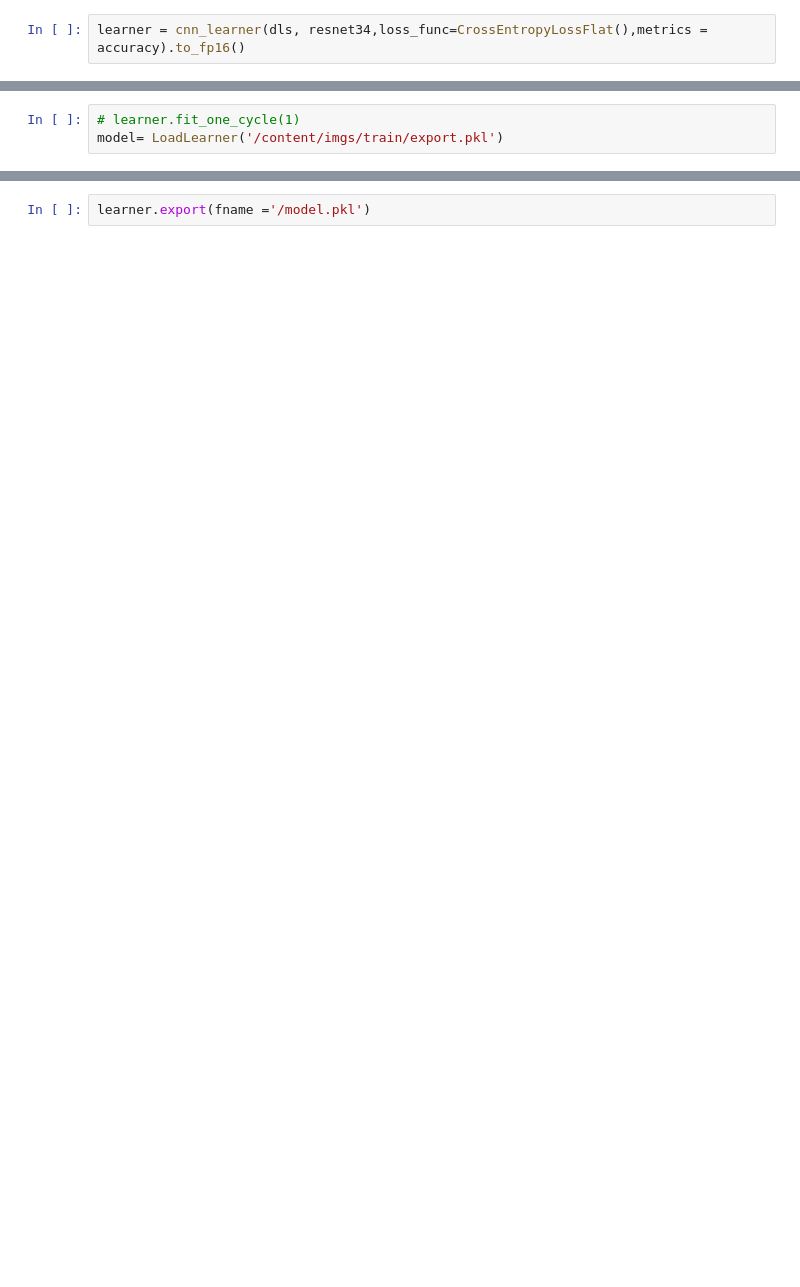
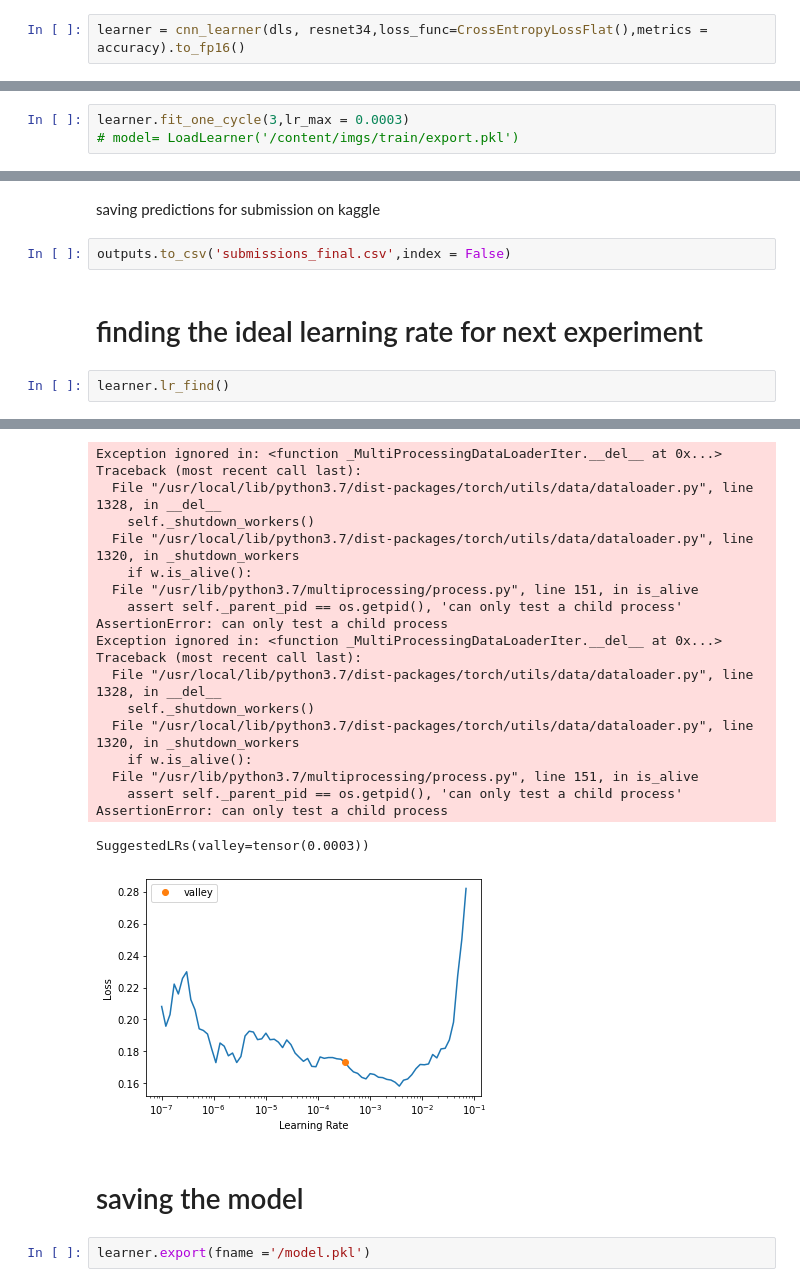
Before and after one commit to someshfengde/FastAI, a Jupyter notebook: projects_and_codes/kaggle_driver_attention.ipynb, the cells around one changed output, grey strips where cells are left out. Saved outputs shown, nothing was run; the diff lists cells and outputs as text; blank space fills up the shorter version.

```diff
--- a/projects_and_codes/kaggle_driver_attention.ipynb
+++ b/projects_and_codes/kaggle_driver_attention.ipynb
@@ -176,4 +120,4 @@ learner = cnn_learner(dls, resnet34,loss_func=CrossEntropyLossFlat(),metrics = a
 # %%
-# learner.fit_one_cycle(1)
-model= LoadLearner('/content/imgs/train/export.pkl')
+learner.fit_one_cycle(3,lr_max = 0.0003)
+# model= LoadLearner('/content/imgs/train/export.pkl')
 # %% [output]
@@ -180,0 +172,9 @@ NameError: ignored
+# %% [markdown]
+saving predictions for submission on kaggle
+# %%
+outputs.to_csv('submissions_final.csv',index = False)
+# %% [markdown]
+# finding the ideal learning rate for next experiment
+# %%
+learner.lr_find()
+# %% [output]
@@ -181,2 +182,24 @@ NameError: ignored
+Exception ignored in: <function _MultiProcessingDataLoaderIter.__del__ at 0x...>
+Traceback (most recent call last):
+  File "/usr/local/lib/python3.7/dist-packages/torch/utils/data/dataloader.py", line 1328, in __del__
+    self._shutdown_workers()
+  File "/usr/local/lib/python3.7/dist-packages/torch/utils/data/dataloader.py", line 1320, in _shutdown_workers
+    if w.is_alive():
+  File "/usr/lib/python3.7/multiprocessing/process.py", line 151, in is_alive
+    assert self._parent_pid == os.getpid(), 'can only test a child process'
+AssertionError: can only test a child process
+Exception ignored in: <function _MultiProcessingDataLoaderIter.__del__ at 0x...>
+Traceback (most recent call last):
+  File "/usr/local/lib/python3.7/dist-packages/torch/utils/data/dataloader.py", line 1328, in __del__
+    self._shutdown_workers()
+  File "/usr/local/lib/python3.7/dist-packages/torch/utils/data/dataloader.py", line 1320, in _shutdown_workers
+    if w.is_alive():
+  File "/usr/lib/python3.7/multiprocessing/process.py", line 151, in is_alive
+    assert self._parent_pid == os.getpid(), 'can only test a child process'
+AssertionError: can only test a child process
+SuggestedLRs(valley=tensor(0.0003))
+[figure, added]
+# %% [markdown]
+# saving the model
 # %%
 learner.export(fname ='/model.pkl')
```
Also changed, not shown: parts of 61 cells of this notebook, 3 other files.
